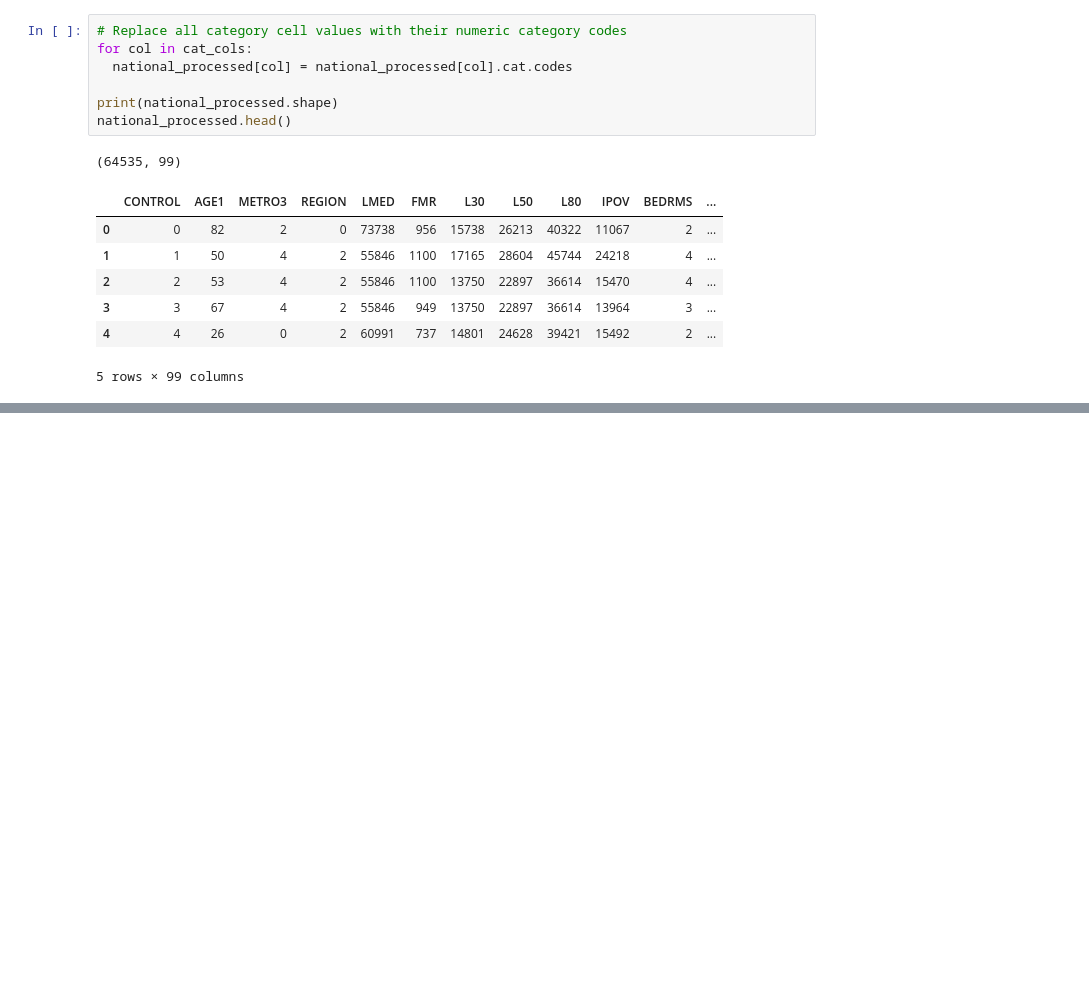
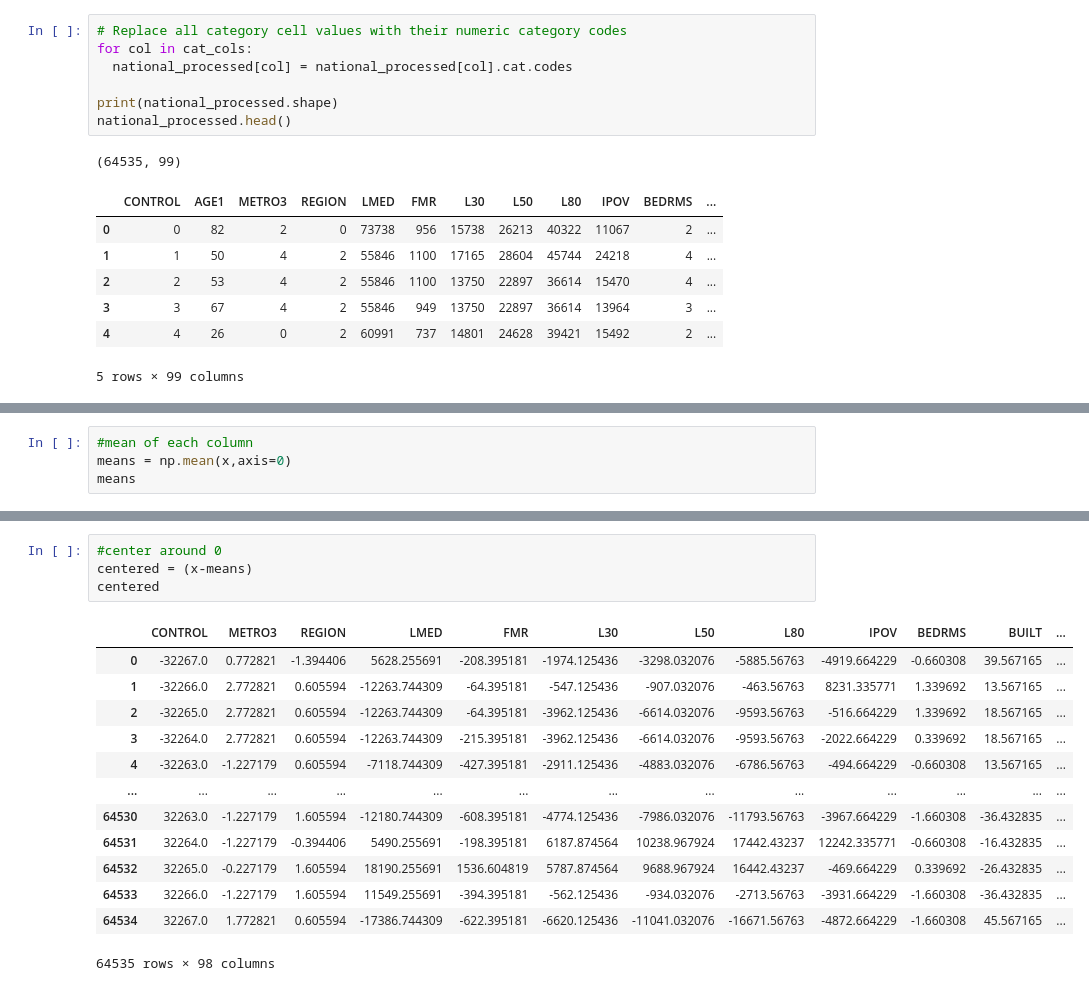
Before and after one commit to jamesluttringer2019/DS-Unit-1-Sprint-3-Linear-Algebra, a Jupyter notebook: module3-dimensionality-reduction/LS_DS_133_High_Dimensional_Data_Assignment.ipynb, the cells around one changed output, grey strips where cells are left out. Saved outputs shown, nothing was run; the diff lists cells and outputs as text; blank space fills up the shorter version.

```diff
--- a/module3-dimensionality-reduction/LS_DS_133_High_Dimensional_Data_Assignment.ipynb
+++ b/module3-dimensionality-reduction/LS_DS_133_High_Dimensional_Data_Assignment.ipynb
@@ -322,0 +315,4 @@ Length: 99, dtype: object
+# %%
+#mean of each column
+means = np.mean(x,axis=0)
+means
@@ -322,0 +332,18 @@ Length: 99, dtype: object
+# %%
+#center around 0
+centered = (x-means)
+centered
+# %% [output]
+|  | CONTROL | METRO3 | REGION | LMED | FMR | L30 | L50 | L80 | IPOV | BEDRMS | BUILT | ... |
+| 0 | -32267.0 | 0.772821 | -1.394406 | 5628.255691 | -208.395181 | -1974.125436 | -3298.032076 | -5885.56763 | -4919.664229 | -0.660308 | 39.567165 | ... |
+| 1 | -32266.0 | 2.772821 | 0.605594 | -12263.744309 | -64.395181 | -547.125436 | -907.032076 | -463.56763 | 8231.335771 | 1.339692 | 13.567165 | ... |
+| 2 | -32265.0 | 2.772821 | 0.605594 | -12263.744309 | -64.395181 | -3962.125436 | -6614.032076 | -9593.56763 | -516.664229 | 1.339692 | 18.567165 | ... |
+| 3 | -32264.0 | 2.772821 | 0.605594 | -12263.744309 | -215.395181 | -3962.125436 | -6614.032076 | -9593.56763 | -2022.664229 | 0.339692 | 18.567165 | ... |
+| 4 | -32263.0 | -1.227179 | 0.605594 | -7118.744309 | -427.395181 | -2911.125436 | -4883.032076 | -6786.56763 | -494.664229 | -0.660308 | 13.567165 | ... |
+| ... | ... | ... | ... | ... | ... | ... | ... | ... | ... | ... | ... | ... |
+| 64530 | 32263.0 | -1.227179 | 1.605594 | -12180.744309 | -608.395181 | -4774.125436 | -7986.032076 | -11793.56763 | -3967.664229 | -1.660308 | -36.432835 | ... |
+| 64531 | 32264.0 | -1.227179 | -0.394406 | 5490.255691 | -198.395181 | 6187.874564 | 10238.967924 | 17442.43237 | 12242.335771 | -0.660308 | -16.432835 | ... |
+| 64532 | 32265.0 | -0.227179 | 1.605594 | 18190.255691 | 1536.604819 | 5787.874564 | 9688.967924 | 16442.43237 | -469.664229 | 0.339692 | -26.432835 | ... |
+| 64533 | 32266.0 | -1.227179 | 1.605594 | 11549.255691 | -394.395181 | -562.125436 | -934.032076 | -2713.56763 | -3931.664229 | -1.660308 | -36.432835 | ... |
+| 64534 | 32267.0 | 1.772821 | 0.605594 | -17386.744309 | -622.395181 | -6620.125436 | -11041.032076 | -16671.56763 | -4872.664229 | -1.660308 | 45.567165 | ... |
+64535 rows × 98 columns
```
Also changed, not shown: parts of 14 cells of this notebook.
